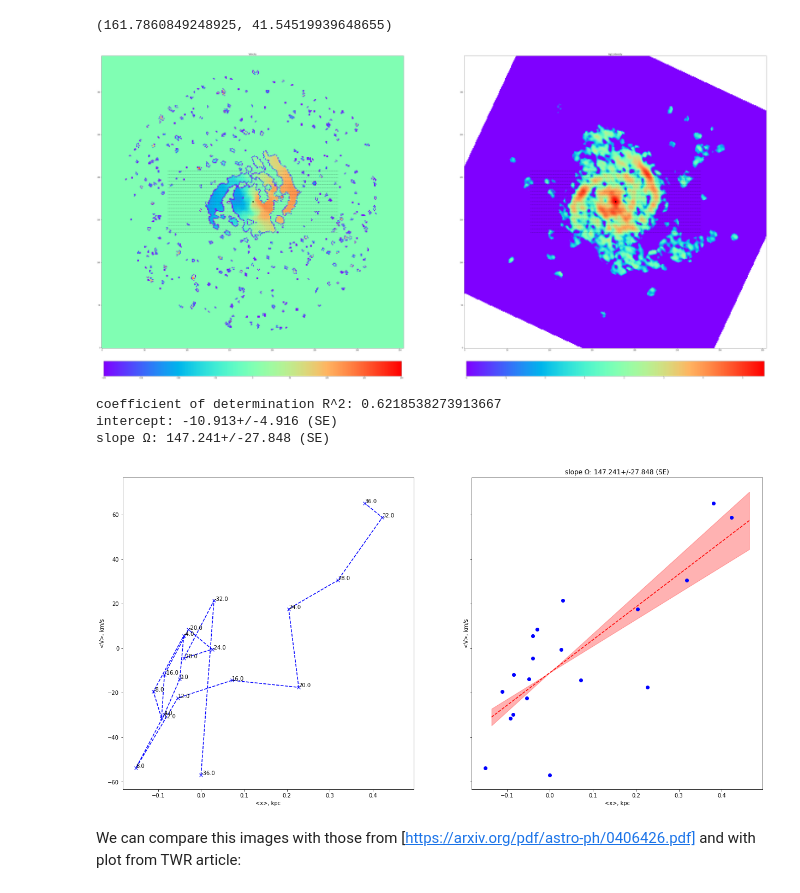
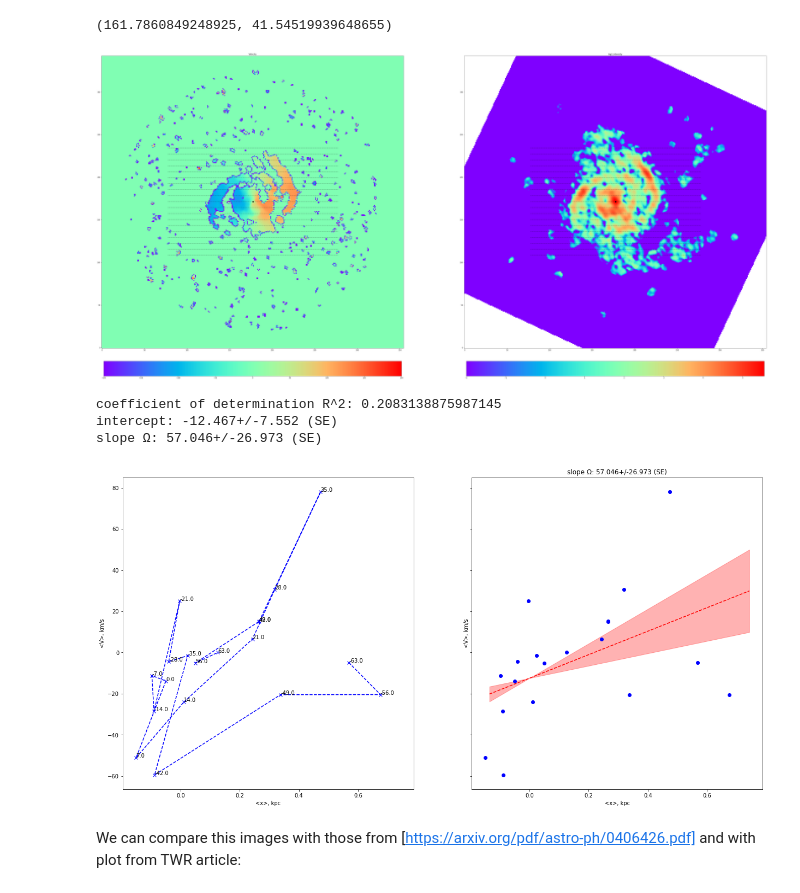
Before and after one commit to strawberryfieldss/galaxy, a Jupyter notebook: new/pyTWR-master/Example notebook.ipynb, the cells around one changed output. Drawn from its saved outputs; the diff is of its cells as text; code cells hidden in the pictures.

```diff
--- a/new/pyTWR-master/Example notebook.ipynb
+++ b/new/pyTWR-master/Example notebook.ipynb
@@ -228,23 +277,23 @@ Wall time: 1min 25s
 # %%
 omega, omega_SE = pytwr.solve_TW(intens=plane_intens,
               vel=plane_v,
               center=image_center,
               incl=incl,
               ys = [],
-              delta_y=4.,
+              delta_y=7.,
               y_bins=9,
               X_max=X_max,
               ymin=0.,
               verbose=True,
               r_scale=pix_kpc,
               ax=None,
               img_scale=1.5)
 # %% [output]
 [figure]
-coefficient of determination R^2: 0.6218538273913667
-intercept: -10.913+/-4.916 (SE)
-slope Ω: 147.241+/-27.848 (SE)
+coefficient of determination R^2: 0.2083138875987145
+intercept: -12.467+/-7.552 (SE)
+slope Ω: 57.046+/-26.973 (SE)
-[figure, old version]
+[figure, new version]
 # %% [markdown]
  We can compare this images with those from [https://arxiv.org/pdf/astro-ph/0406426.pdf] and with plot from TWR article:
 # %%
```
Also changed, not shown: parts of 5 cells of this notebook.
